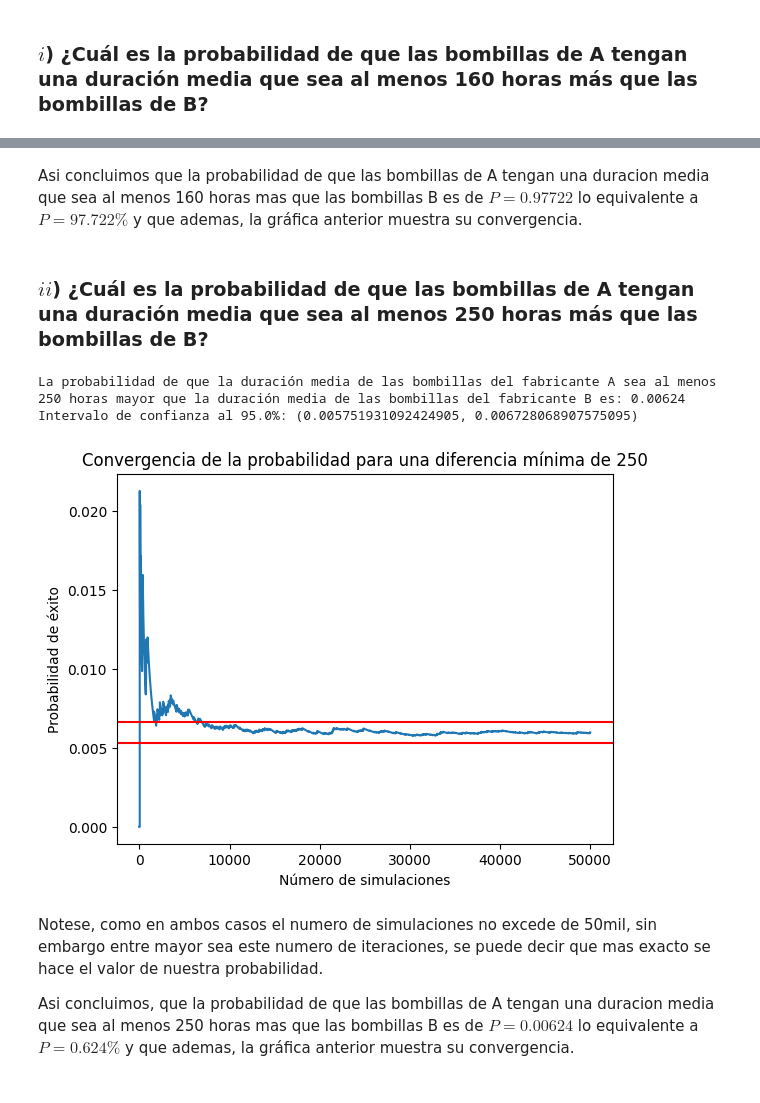
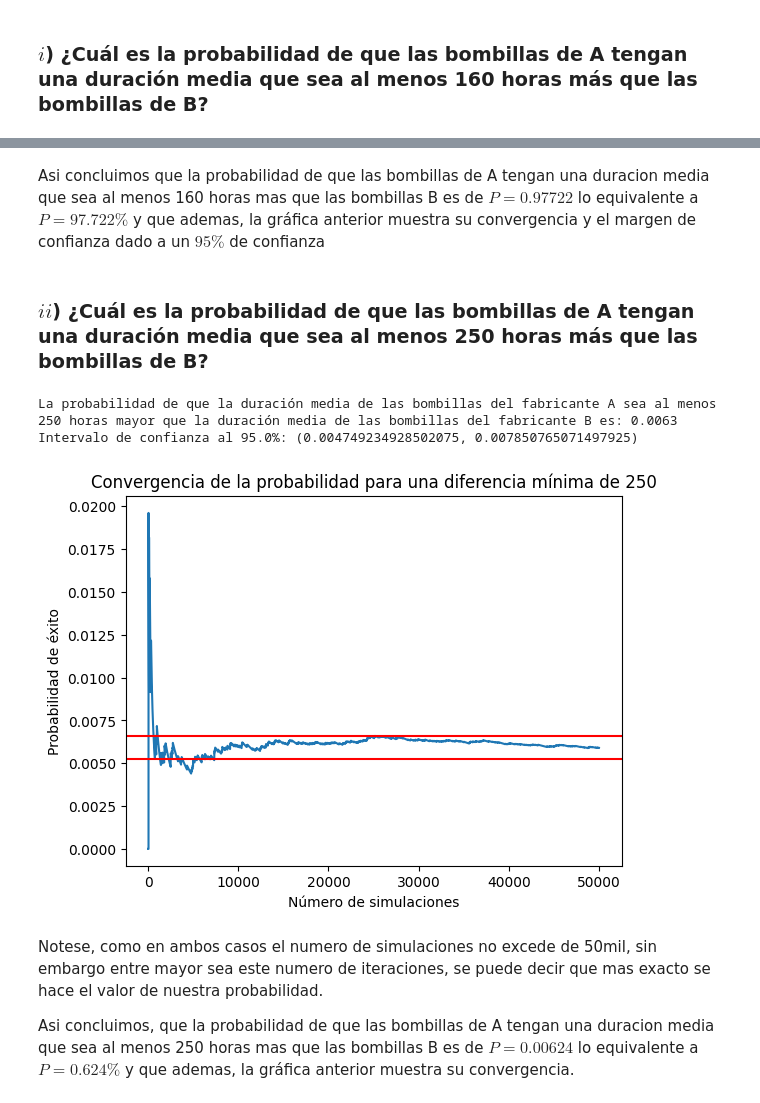
Before and after one commit to NIETOCAMBRON7/Simulacion-2, a Jupyter notebook: Exmen/Ejercicio4_Exámen.ipynb, the cells around one changed output, grey strips where cells are left out. Cells and saved outputs as stored; diff of their text form; code cells hidden in the pictures.

```diff
--- a/Exmen/Ejercicio4_Exámen.ipynb
+++ b/Exmen/Ejercicio4_Exámen.ipynb
@@ -129,18 +174,20 @@ Intervalo de confianza al 95.0%: (0.9762952568472493, 0.9781447431527507)
 # %% [markdown]
-Asi concluimos que la probabilidad de que las bombillas de A tengan una duracion media que sea al menos 160 horas mas que las bombillas B es de $P = 0.97722$ lo equivalente a $P = 97.722\%$ y que ademas, la gráfica anterior muestra su convergencia.
+Asi concluimos que la probabilidad de que las bombillas de A tengan una duracion media que sea al menos 160 horas mas que las bombillas B es de $P = 0.97722$ lo equivalente a $P = 97.722\%$ y que ademas, la gráfica anterior muestra su convergencia y el margen de confianza dado a un $95\%$ de confianza
 # %% [markdown]
 ### $ii$) ¿Cuál es la probabilidad de que las bombillas de A tengan una duración media que sea al menos 250 horas más que las bombillas de B?
 # %%
-probabilidad, intervalo = probabilidad_duracion_bombillas(diferencia_minima=250,nivel_confianza=0.95)
+nivel_confianza=0.95
+diferencia_minima = 250
+
+probabilidad, intervalo = probabilidad_duracion_bombillas(diferencia_minima, nivel_confianza, media_a=1400, std_a=200, media_b=1200, std_b=100, n=125, num_simulaciones=10000)
 
 print(f"La probabilidad de que la duración media de las bombillas del fabricante A sea al menos 250 horas mayor que la duración media de las bombillas del fabricante B es: {probabilidad}")
 print(f"Intervalo de confianza al {nivel_confianza*100}%: {intervalo}")
-
-P,Int = probabilidad_diferencia_medias(250)
+P,Int = probabilidad_diferencia_medias(diferencia_minima)
 # %% [output]
-La probabilidad de que la duración media de las bombillas del fabricante A sea al menos 250 horas mayor que la duración media de las bombillas del fabricante B es: 0.00624
-Intervalo de confianza al 95.0%: (0.005751931092424905, 0.006728068907575095)
+La probabilidad de que la duración media de las bombillas del fabricante A sea al menos 250 horas mayor que la duración media de las bombillas del fabricante B es: 0.0063
+Intervalo de confianza al 95.0%: (0.004749234928502075, 0.007850765071497925)
-[figure, old version]
+[figure, new version]
 # %% [markdown]
 Notese, como en ambos casos el numero de simulaciones no excede de 50mil, sin embargo entre mayor sea este numero de iteraciones, se puede decir que mas exacto se hace el valor de nuestra probabilidad.
 
```
Also changed, not shown: parts of 14 cells of this notebook.
